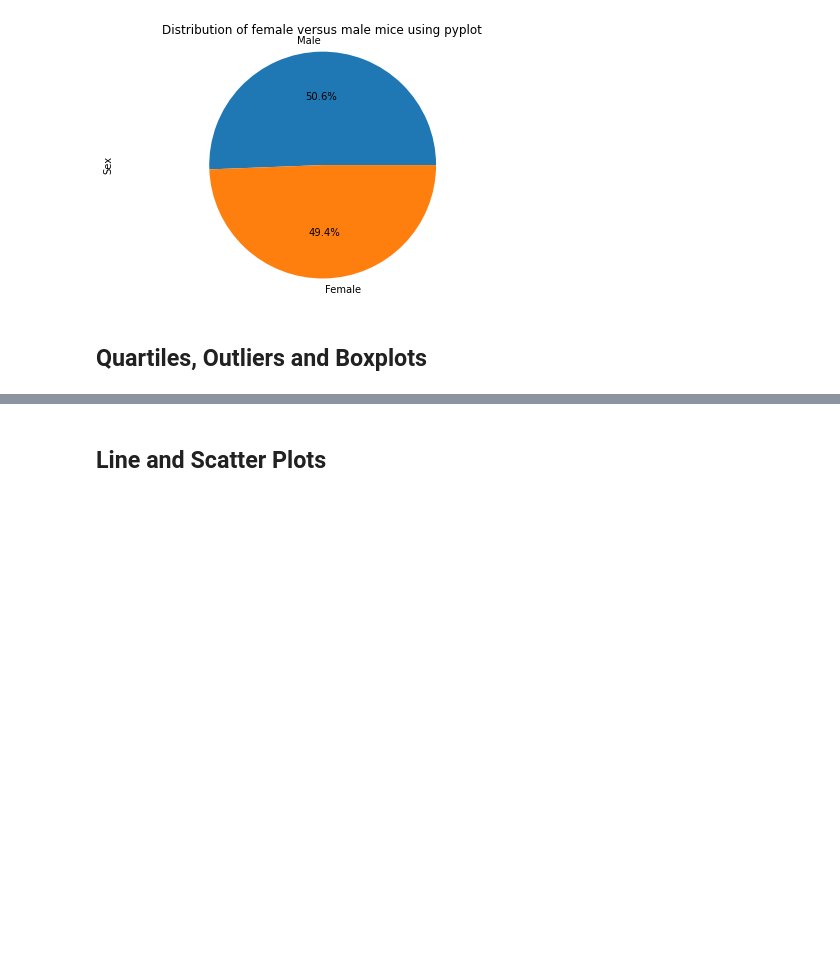
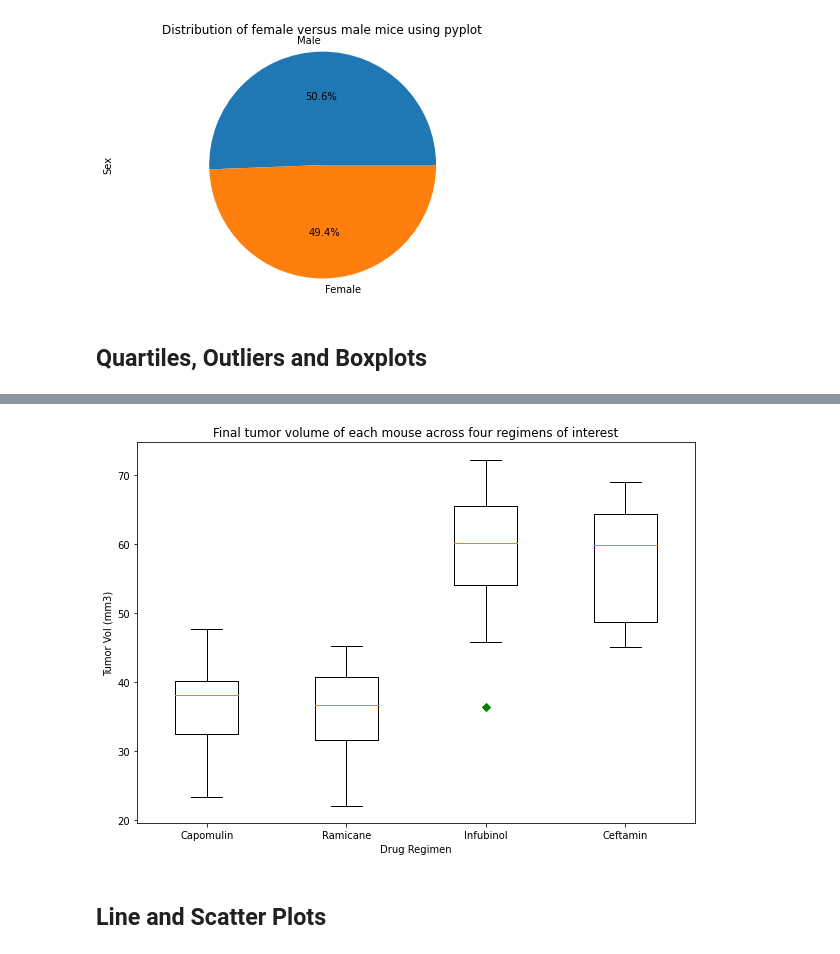
Before and after one commit to elliedragomir/Matplotlib-Homework, a Jupyter notebook: Pymaceuticals/pymaceuticals_starter.ipynb, the cells around one changed output, grey strips where cells are left out. Cells and saved outputs as stored; diff of their text form; code cells hidden in the pictures; blank space fills up the shorter version.

```diff
--- a/Pymaceuticals/pymaceuticals_starter.ipynb
+++ b/Pymaceuticals/pymaceuticals_starter.ipynb
@@ -241,0 +257,3 @@ timepoint_df = filtered_df.sort_values("Timepoint", ascending = False)
+# %%
+# Merge this group df with the original dataframe to get the tumor volume at the last timepoint
+new_df=final_tumor.merge(clean_df, on=['Mouse ID','Timepoint'],how="left")
@@ -242,17 +276,35 @@ timepoint_df = filtered_df.sort_values("Timepoint", ascending = False)
 # %%
 # Put treatments into a list for for loop (and later for plot labels)
-
+drug_list = ['Capomulin', 'Ramicane', 'Infubinol', 'Ceftamin']
 
 # Create empty list to fill with tumor vol data (for plotting)
-
-
+tumor_vol=[]
+counter = 0
 # Calculate the IQR and quantitatively determine if there are any potential outliers.
-
+for drug in drug_list:
 
     # Locate the rows which contain mice on each drug and get the tumor volumes
-
+    final_tumor_volume = new_df.loc[new_df["Drug Regimen"] == drug, 'Tumor Volume (mm3)']
 
     # add subset
-
+    tumor_vol.append(final_tumor_volume)
 
     # Determine outliers using upper and lower bounds
+    quartiles = final_tumor_volume.quantile([.25,.5,.75]).round(2)
+    first_q = quartiles[0.25].round(2)
+    last_q = quartiles[0.75].round(2)
+    inter_q = round(first_q-last_q,2)
+    lower_bound = round(first_q - (1.5*inter_q),2)
+    upper_bound = round(last_q + (1.5*inter_q),2)
+
+    if counter == 0:
+        print(f"--------------------------------------------------------")
+    print(f"{drug} IQR data is:")
+    print(f"The lower quartile of {drug} is: {first_q}")
+    print(f"The upper quartile of {drug} is: {last_q}")
+    print(f"The interquartile range of {drug} is: {inter_q}")
+    print(f"The the median of {drug} is: {quartiles[0.5]} ")
+    print(f"Values below {lower_bound} for {drug} could be outliers.")
+    print(f"Values above {upper_bound} for {drug} could be outliers.")
+    print(f"--------------------------------------------------------")
+    counter += 1
@@ -261,3 +329,15 @@ timepoint_df = filtered_df.sort_values("Timepoint", ascending = False)
+# %%
+# Generate a box plot of the final tumor volume of each mouse across four regimens of interest
+fig1, ax = plt.subplots(figsize=(10,7))
+ax.set_title('Final tumor volume of each mouse across four regimens of interest')
+ax.set_xlabel('Drug Regimen')
+ax.set_ylabel('Tumor Vol (mm3)')
+ax.boxplot(tumor_vol,notch=0,sym='gD')
+plt.xticks([1,2,3,4],drug_list)
+
+plt.show()
+# %% [output]
+[figure, added]
 # %% [markdown]
 ## Line and Scatter Plots
 # %%
```
Also changed, not shown: parts of 6 cells of this notebook.
